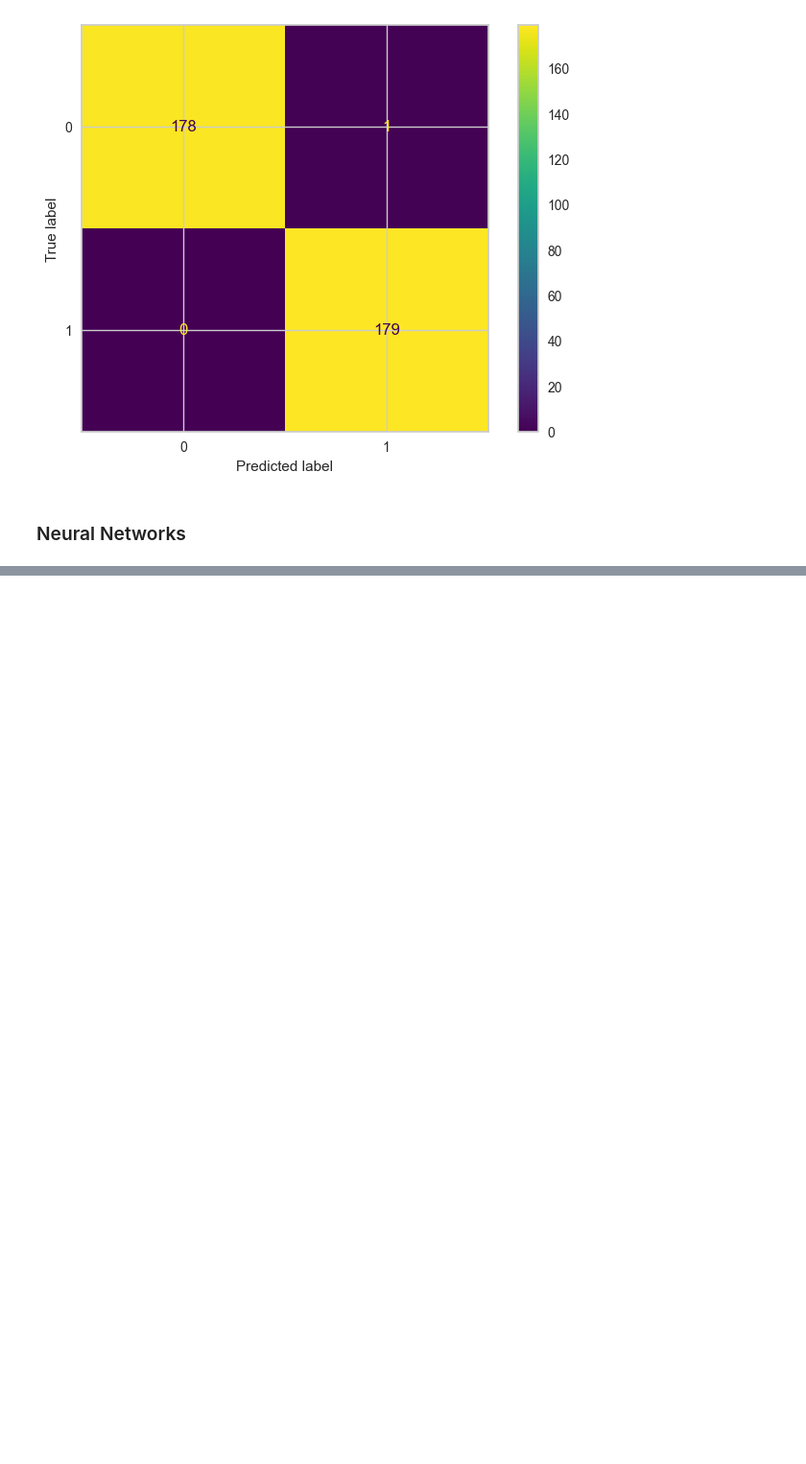
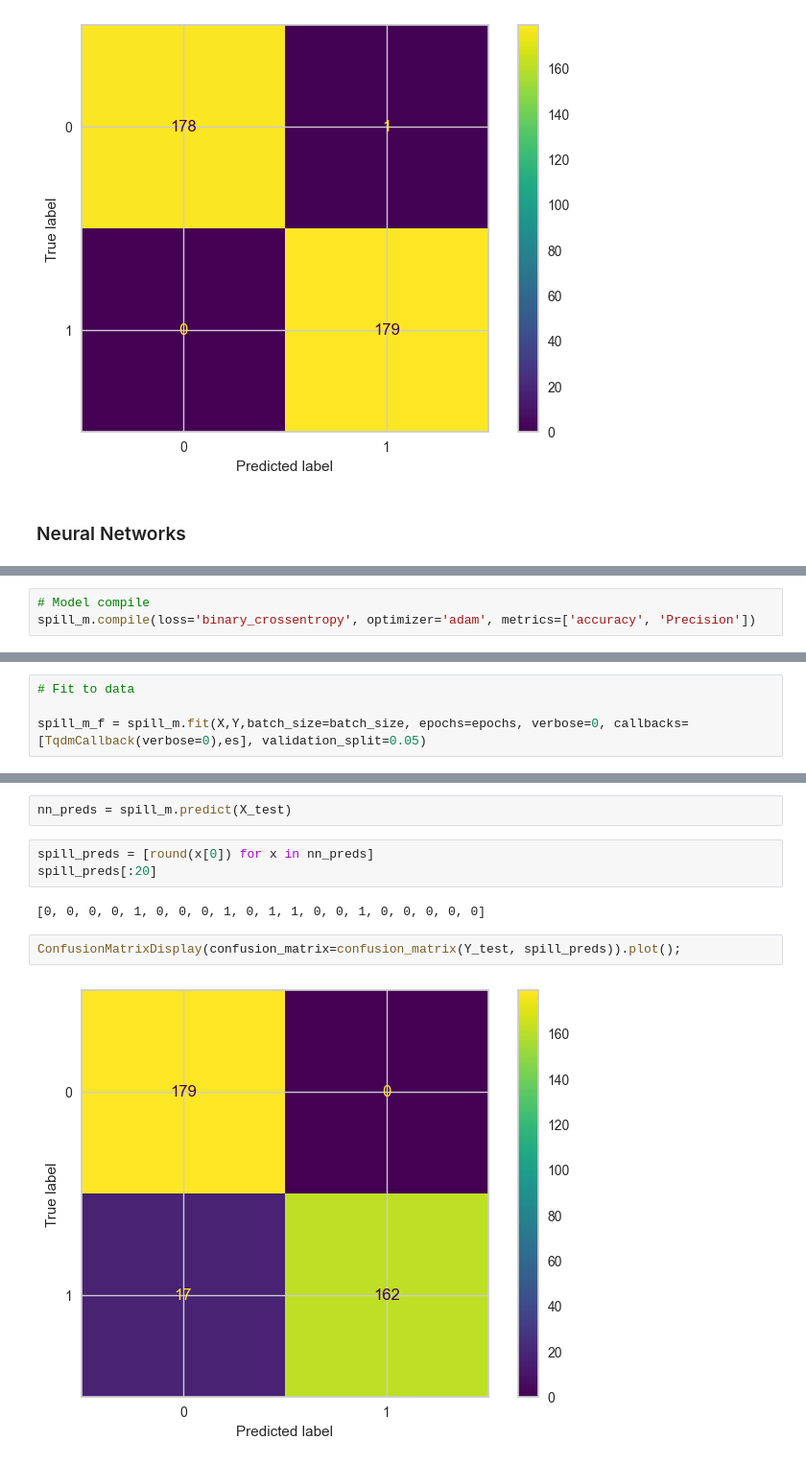
Before and after one commit to Dnbg1982/Oil-Gas-Projects, a Jupyter notebook: Oil_Spill/Notebook/Oil_Spill.ipynb, the cells around one changed output, grey strips where cells are left out. Shown at 96% size. Drawn from its saved outputs; the diff is of its cells as text; blank space fills up the shorter version.

```diff
--- a/Oil_Spill/Notebook/Oil_Spill.ipynb
+++ b/Oil_Spill/Notebook/Oil_Spill.ipynb
@@ -215,0 +237,3 @@ ConfusionMatrixDisplay(confusion_matrix=confusion_matrix(Y_test, os_rf_pred)).pl
+# %%
+# Model compile
+spill_m.compile(loss='binary_crossentropy', optimizer='adam', metrics=['accuracy', 'Precision'])
@@ -215,0 +260,4 @@ ConfusionMatrixDisplay(confusion_matrix=confusion_matrix(Y_test, os_rf_pred)).pl
+# %%
+# Fit to data
+
+spill_m_f = spill_m.fit(X,Y,batch_size=batch_size, epochs=epochs, verbose=0, callbacks=[TqdmCallback(verbose=0),es], validation_split=0.05)
@@ -215,0 +267,11 @@ ConfusionMatrixDisplay(confusion_matrix=confusion_matrix(Y_test, os_rf_pred)).pl
+# %%
+nn_preds = spill_m.predict(X_test)
+# %%
+spill_preds = [round(x[0]) for x in nn_preds]
+spill_preds[:20]
+# %% [output]
+[0, 0, 0, 0, 1, 0, 0, 0, 1, 0, 1, 1, 0, 0, 1, 0, 0, 0, 0, 0]
+# %%
+ConfusionMatrixDisplay(confusion_matrix=confusion_matrix(Y_test, spill_preds)).plot();
+# %% [output]
+[figure, added]
```
Also changed, not shown: parts of 5 cells of this notebook.
